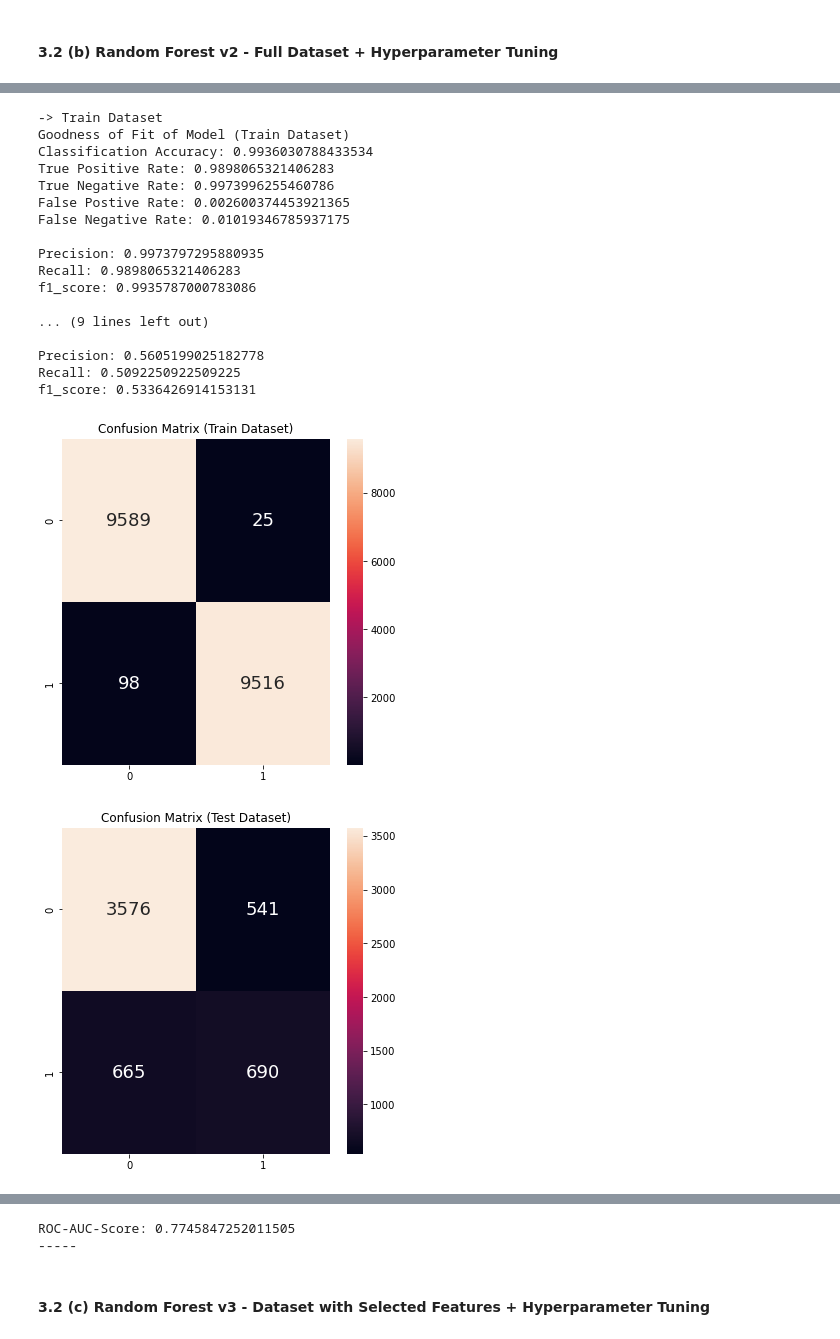
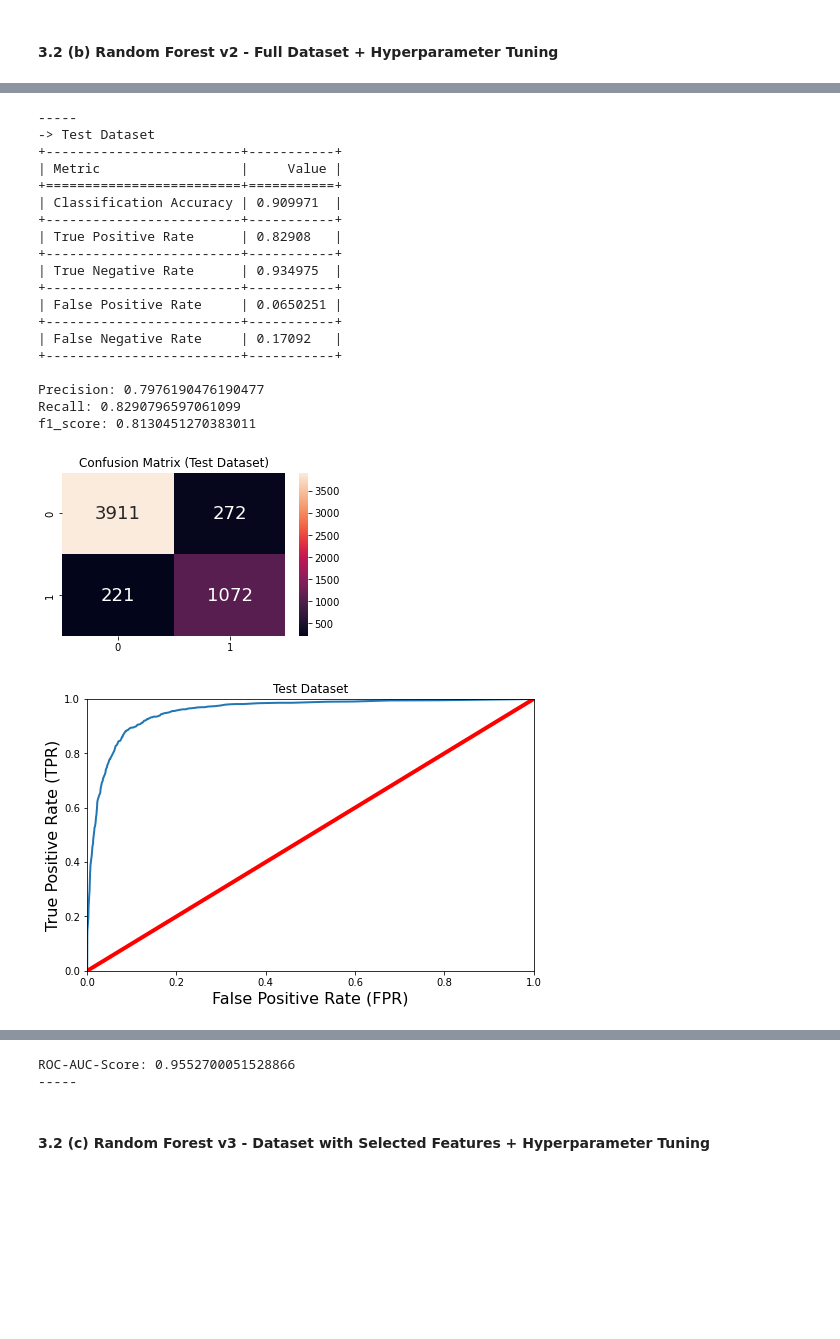
Before and after one commit to leileijng/bc2407-linkedin, a Jupyter notebook: 1_HR-Analysis/HR-Analysis Modelling.ipynb, the cells around one changed output, grey strips where cells are left out. Drawn from its saved outputs; the diff is of its cells as text; code cells hidden in the pictures; blank space fills up the shorter version.

```diff
--- a/1_HR-Analysis/HR-Analysis Modelling.ipynb
+++ b/1_HR-Analysis/HR-Analysis Modelling.ipynb
@@ -657,7 +760,7 @@ CART_best2.get_params()
  'splitter': 'best'}
 # %%
 answer = model_performance(CART_best2, X_train_os.iloc[:,selected_index], X_test.iloc[:,selected_index], y_train_os, y_test)
-answer = ['Tuned_CART_Selected_Feature'] + list(answer)
+answer = ['Tuned_CART'] +['Selected']+  list(answer)
 
 final_answer.loc[indexx] = answer
 indexx += 1
@@ -693,6 +797,6 @@ Python Documentation: https://scikit-learn.org/stable/modules/generated/sklearn.
 # %%
 # On all dataset
 # RFC Parameters tunning
-RFC = RandomForestClassifier(n_estimators=100, oob_score=True, max_features="sqrt")
+RFC = RandomForestClassifier(n_estimators=500, oob_score=True, max_features="sqrt")
 RFC.fit(X_train_os,y_train_os.values.reshape(-1))
 # %% [output]
@@ -720,7 +824,7 @@ RFC.get_params()
  'warm_start': False}
 # %%
 answer = model_performance(RFC, X_train_os, X_test, y_train_os, y_test)
-answer = ['RF_All_Feature'] + list(answer)
+answer = ['RF'] +['All'] + list(answer)
 
 final_answer.loc[indexx] = answer
 indexx += 1
@@ -751,18 +856,16 @@ ROC-AUC-Score: 0.7691946900037374
 #### 3.2 (b) Random Forest v2 - Full Dataset + Hyperparameter Tuning
 # %%
 # On all dataset
-
 # RFC Parameters tunning
 RFC = RandomForestClassifier()
-
-## Search grid for optimal parameters
-rf_param_grid = {"max_depth": [None],
-              "max_features": [3,5,7],
-              "min_samples_split": [3,5,7],
-              "min_samples_leaf": [2,3,4],
-              "bootstrap": [False],
-              "n_estimators" :[100],
-              "criterion": ["gini"]}
+rfs = int(np.floor(np.sqrt(X_train_os.shape[1])))
+rf_param_grid = {
+    "max_features": [i for i in range(1, rfs, 1)],
+    "criterion" : ["gini", "entropy"],
+    "min_samples_leaf" : [1, 5, 10, 25],
+    "min_samples_split" : [2, 4, 10, 12],
+    "n_estimators": [200, 400, 500, 700]
+}
 
 
 gsRFC_1 = GridSearchCV(RFC,param_grid = rf_param_grid, cv=kfold, scoring="accuracy", n_jobs= 4, verbose = 1)
@@ -799,27 +902,29 @@ RFC_best.get_params()
  'warm_start': False}
 # %%
 answer = model_performance(RFC_best, X_train_os, X_test, y_train_os, y_test)
-answer = ['Tuned_RF_All_Feature'] + list(answer)
+answer = ['Tuned_RF'] +['All']+ list(answer)
 
 final_answer.loc[indexx] = answer
 indexx += 1
 # %% [output]
--> Train Dataset
-Goodness of Fit of Model (Train Dataset)
-Classification Accuracy: 0.9936030788433534
-True Positive Rate: 0.9898065321406283
-True Negative Rate: 0.9973996255460786
-False Postive Rate: 0.002600374453921365
-False Negative Rate: 0.01019346785937175
+-----
+-> Test Dataset
++-------------------------+-----------+
+| Metric                  |     Value |
++=========================+===========+
+| Classification Accuracy | 0.909971  |
++-------------------------+-----------+
+| True Positive Rate      | 0.82908   |
++-------------------------+-----------+
+| True Negative Rate      | 0.934975  |
++-------------------------+-----------+
+| False Positive Rate     | 0.0650251 |
++-------------------------+-----------+
+| False Negative Rate     | 0.17092   |
++-------------------------+-----------+
 
-Precision: 0.9973797295880935
-Recall: 0.9898065321406283
-f1_score: 0.9935787000783086
-
-... (9 lines left out)
-
-Precision: 0.5605199025182778
-Recall: 0.5092250922509225
-f1_score: 0.5336426914153131
+Precision: 0.7976190476190477
+Recall: 0.8290796597061099
+f1_score: 0.8130451270383011
-[figure, old version]
+[figure, new version]
-[figure, old version]
+[figure, new version]
@@ -827,4 +931,4 @@ f1_score: 0.5336426914153131
-ROC-AUC-Score: 0.7745847252011505
+ROC-AUC-Score: 0.9552700051528866
 -----
 # %% [markdown]
 #### 3.2 (c) Random Forest v3 - Dataset with Selected Features + Hyperparameter Tuning
```
Also changed, not shown: parts of 77 cells of this notebook, 7 other files.
